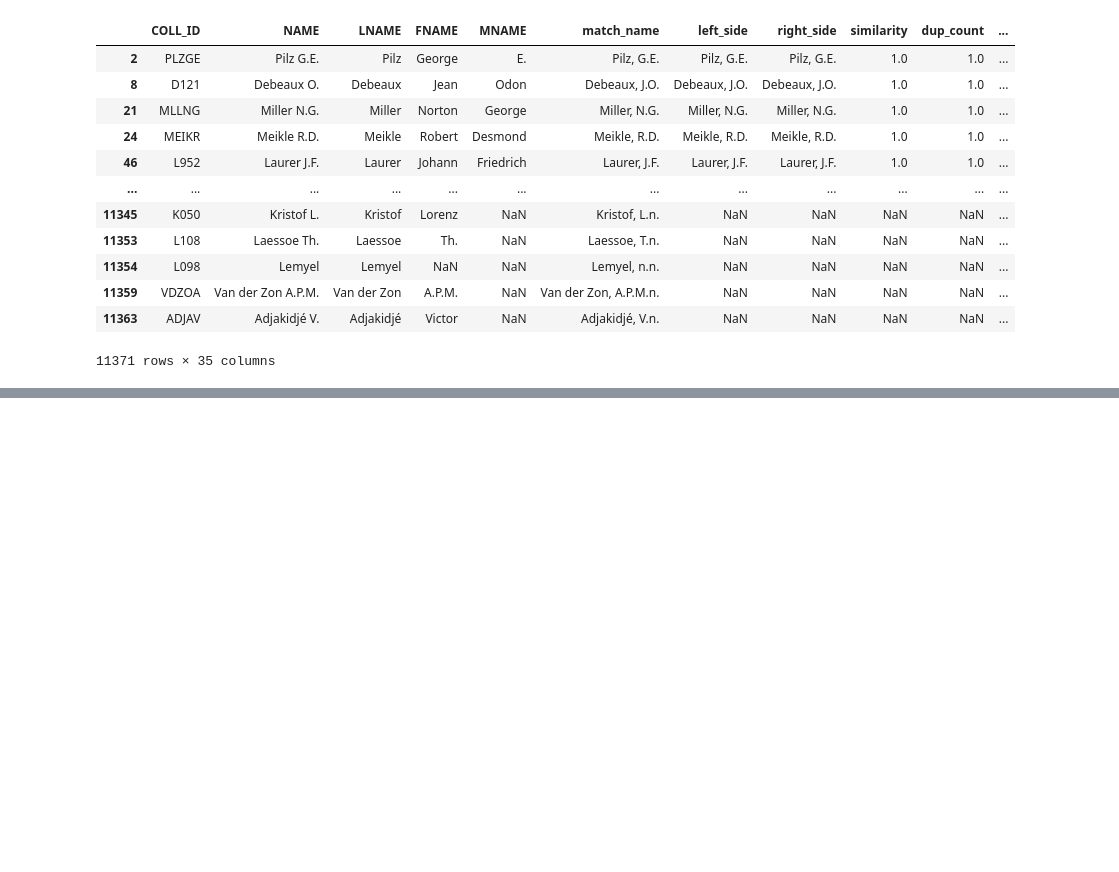
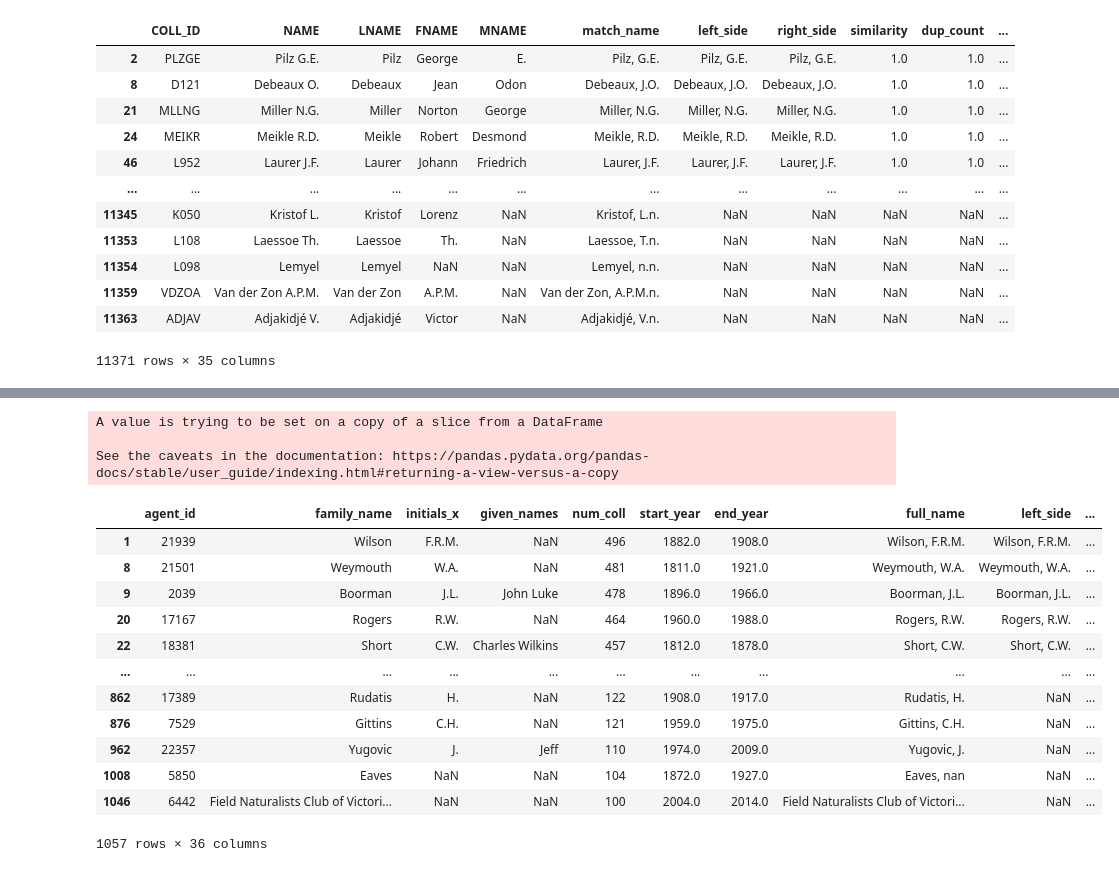
Before and after one commit to nielsklazenga/avh-collectors, a Jupyter notebook: cosine_similarity.ipynb, the cells around one changed output, grey strips where cells are left out. Saved outputs shown, nothing was run; the diff lists cells and outputs as text; code cells hidden in the pictures; blank space fills up the shorter version.

```diff
--- a/cosine_similarity.ipynb
+++ b/cosine_similarity.ipynb
@@ -476,0 +587,15 @@ df_bgmcoll_wikidata_cossim.to_csv('data/bgmcoll_wikidata_cossim.csv')
+# %%
+# Vectorize MEL collector names (use transform())
+tf_idf_matrix_dirty = vectorizer.transform(df_melcoll_100['full_name'])
+
+# Calculate Cosine Similarity
+import time
+t1 = time.time()
+matches = awesome_cossim_topn(tf_idf_matrix_dirty, tf_idf_matrix_clean.transpose(), 1, 0.5)
+t = time.time()-t1
+print("SELFTIMED:", t)
+
+# Get matches and create data frame
+matches_df = get_matches_df(matches, df_melcoll_100['full_name'], df_wikidata_unique['canonical_string'], top=0)
+
+matches_df.head()
@@ -476,0 +610,40 @@ df_bgmcoll_wikidata_cossim.to_csv('data/bgmcoll_wikidata_cossim.csv')
+# %%
+# Join matches data frame to MEL collectors data frame
+df_melcoll_100_matches = pd.merge(df_melcoll_100, matches_df, left_on='full_name', right_on='left_side', how='left')
+
+# Join Wikidata items
+df_melcoll_100_matches_wikidata = pd.merge(df_melcoll_100_matches, df_wikidata, left_on='right_side', right_on='canonical_string', how='left')
+df_melcoll_100_matches_wikidata = pd.merge(df_melcoll_100_matches_wikidata, df_wikidata_unique, left_on='right_side', right_on='canonical_string', how='left')
+df_melcoll_100_matches_wikidata.rename(columns={df_melcoll_100_matches_wikidata.columns.tolist()[-1]: 'dup_count'}, inplace=True)
+
+# Remove unwanted columns
+df_melcoll_100_wikidata_cossim = df_melcoll_100_matches_wikidata[['agent_id', 'family_name', 'initials_x', 'given_names',
+                                                          'num_coll', 'start_year', 'end_year', 'full_name',
+                                                          'left_side', 'right_side', 'similarity', 'dup_count',
+                                                          'item', 'itemLabel', 'surname', 'initials_y', 'canonical_string',
+                                                          'orcid', 'viaf', 'isni', 'harv', 'ipni', 'abbr', 'bloodhound_id',
+                                                          'enc_au_sc_id', 'yob', 'yod', 'wyb', 'wye', 'wikidata_link',
+                                                          'orcid_link', 'harv_link', 'ipni_link', 'bloodhound_link',
+                                                          'enc_au_sc_link', 'au_dict_bio_link']]
+
+# Sort by similarity (desc), number of Wikidata items (asc) and number of collections (desc)
+df_melcoll_100_wikidata_cossim.sort_values(by=['similarity', 'dup_count', 'num_coll'], ascending=[False, True, False], inplace=True)
+
+df_melcoll_100_wikidata_cossim
+# %% [output]
+A value is trying to be set on a copy of a slice from a DataFrame
+
+See the caveats in the documentation: https://pandas.pydata.org/pandas-docs/stable/user_guide/indexing.html#returning-a-view-versus-a-copy
+|  | agent_id | family_name | initials_x | given_names | num_coll | start_year | end_year | full_name | left_side | ... |
+| 1 | 21939 | Wilson | F.R.M. | NaN | 496 | 1882.0 | 1908.0 | Wilson, F.R.M. | Wilson, F.R.M. | ... |
+| 8 | 21501 | Weymouth | W.A. | NaN | 481 | 1811.0 | 1921.0 | Weymouth, W.A. | Weymouth, W.A. | ... |
+| 9 | 2039 | Boorman | J.L. | John Luke | 478 | 1896.0 | 1966.0 | Boorman, J.L. | Boorman, J.L. | ... |
+| 20 | 17167 | Rogers | R.W. | NaN | 464 | 1960.0 | 1988.0 | Rogers, R.W. | Rogers, R.W. | ... |
+| 22 | 18381 | Short | C.W. | Charles Wilkins | 457 | 1812.0 | 1878.0 | Short, C.W. | Short, C.W. | ... |
+| ... | ... | ... | ... | ... | ... | ... | ... | ... | ... | ... |
+| 862 | 17389 | Rudatis | H. | NaN | 122 | 1908.0 | 1917.0 | Rudatis, H. | NaN | ... |
+| 876 | 7529 | Gittins | C.H. | NaN | 121 | 1959.0 | 1975.0 | Gittins, C.H. | NaN | ... |
+| 962 | 22357 | Yugovic | J. | Jeff | 110 | 1974.0 | 2009.0 | Yugovic, J. | NaN | ... |
+| 1008 | 5850 | Eaves | NaN | NaN | 104 | 1872.0 | 1927.0 | Eaves, nan | NaN | ... |
+| 1046 | 6442 | Field Naturalists Club of Victori... | NaN | NaN | 100 | 2004.0 | 2014.0 | Field Naturalists Club of Victori... | NaN | ... |
+1057 rows × 36 columns
```
Also changed, not shown: parts of 7 cells of this notebook, 4 other files.
